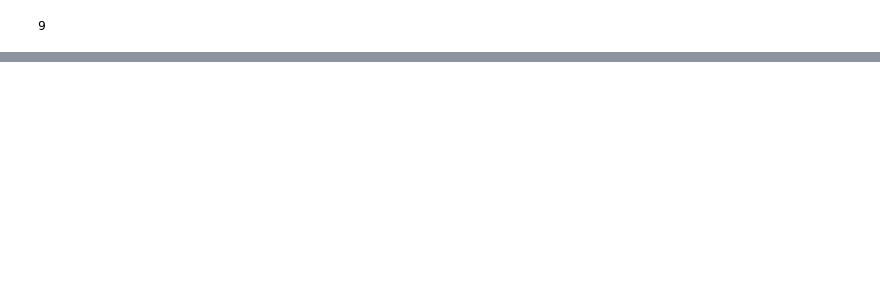
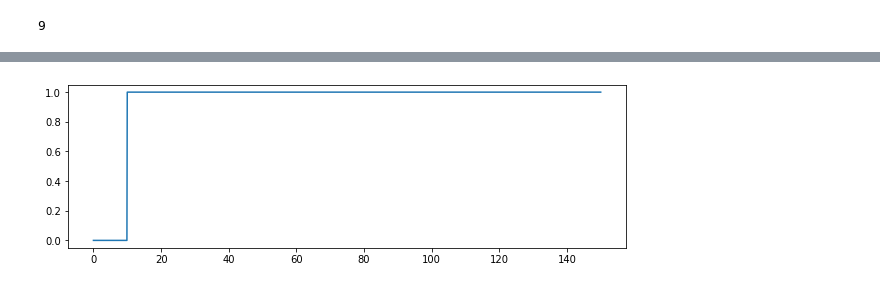
Before and after one commit to alirezaJvh/LIF_model, a Jupyter notebook: Untitled.ipynb, the cells around one changed output, grey strips where cells are left out. Drawn from its saved outputs; the diff is of its cells as text; code cells hidden in the pictures; blank space fills up the shorter version.

```diff
--- a/Untitled.ipynb
+++ b/Untitled.ipynb
@@ -35,0 +34,6 @@ plt.plot(sim['time'], parameter)
+# %%
+plt.figure(figsize=(10,3))
+plt.plot(sim['time'], model.get_I_history())
+plt.show()
+# %% [output]
+[figure, added]
```
Also changed, not shown: parts of 8 cells of this notebook, 1 other file.
